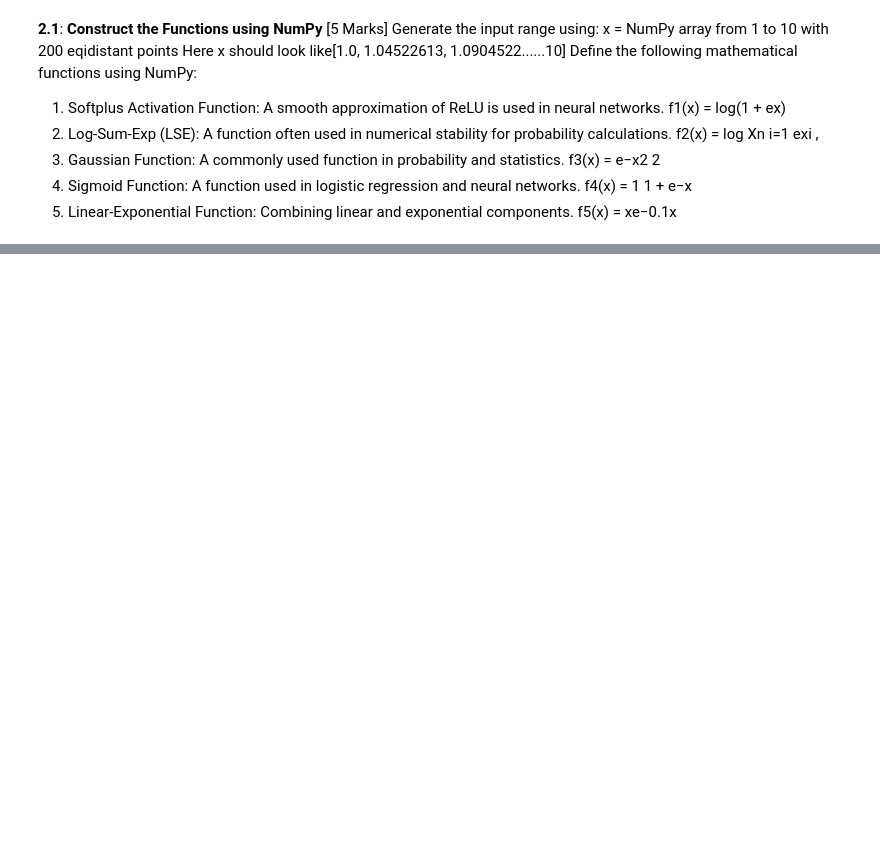
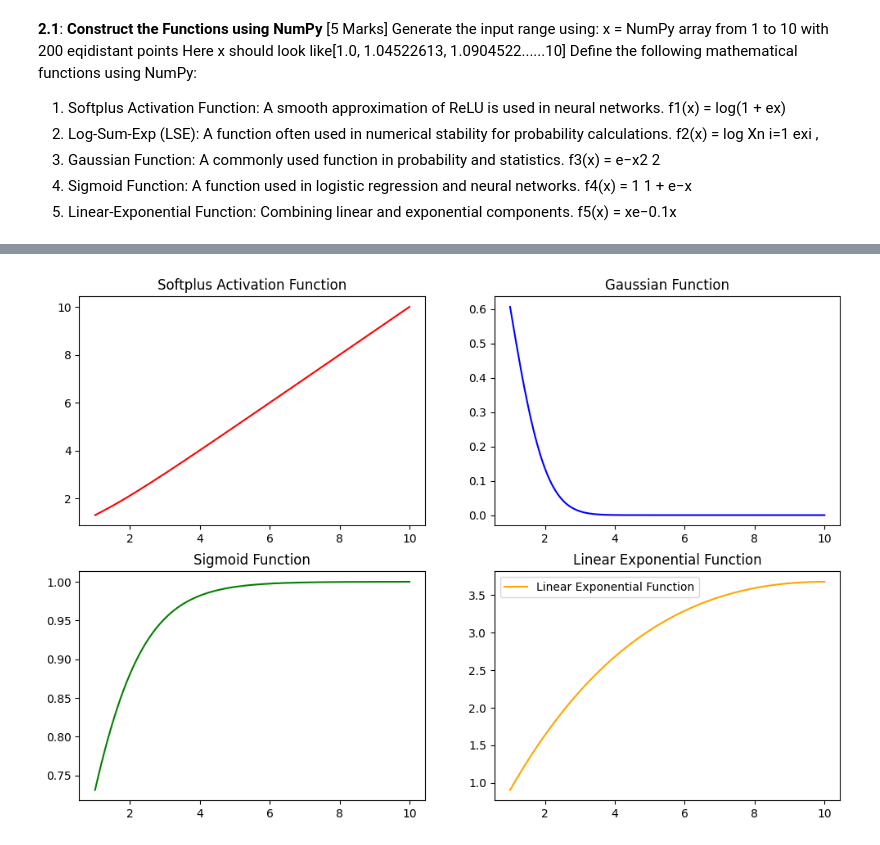
Before and after one commit to mridul1592/Programming-for-Machine-Learning-and-Data-Science, a Jupyter notebook: Practice_problems_1.ipynb, the cells around one changed output, grey strips where cells are left out. Drawn from its saved outputs; the diff is of its cells as text; code cells hidden in the pictures; blank space fills up the shorter version.

```diff
--- a/Practice_problems_1.ipynb
+++ b/Practice_problems_1.ipynb
@@ -186,3 +187,29 @@ f4(x) =
 1 + e−x
 5. Linear-Exponential Function: Combining linear and exponential components.
 f5(x) = xe−0.1x
+# %%
+import numpy as np
+import math
+x = np.linspace(1, 10, 200)
+
+#1. Softplus Activation Function: A smooth approximation of ReLU is used in neural networks. f1(x) = log(1 + ex)
+f1x = [math.log(1 + math.exp(x1)) for x1 in x]
+print(f"f1x = {f1x}")
+
+# 2. Log-Sum-Exp (LSE): A function often used in numerical stability for probability calculations. f2(x) = log Xn i=1 exi
+
+f2x = math.log(np.sum([math.exp(x2) for x2 in x]))
+print(f"f2x = {f2x}")
+
+# 3. Gaussian Function: A commonly used function in probability and statistics. f3(x) = e**(−x2/2)
+f3x = [math.exp(-x3**2/2) for x3 in x]
+print(f"f3x = {f3x}")
+
+#4. Sigmoid Function: A function used in logistic regression and neural networks. f4(x) = 1 1 + e−x
+f4x = [(1/(1+math.exp(-x4))) for x4 in x]
+print(f"f4x = {f4x}")
+
+#5. Linear-Exponential Function: Combining linear and exponential components. f5(x) = xe−0.1x
+
+f5x = [x5 * math.exp(-x5/10) for x5 in x]
+print(f"f5x = {f5x}")
@@ -188,0 +231,21 @@ f5(x) = xe−0.1x
+# %%
+# 1. print the value of f2(x) and do a bit of research on the significance of this function (optional: not part of the syllabus :-) )
+# 2. Create a single figure with four subplots to visualize f1(x), f3(x), f4(x) and f5(x). Use different colors, line styles, and add appropriate labels.
+fig, ax = plt.subplots(nrows = 2, ncols = 2, figsize = (12, 8))
+ax[0, 0].plot(x, f1x, c='r', label = 'Softplus Activation Function')
+ax[0, 0].set_title('Softplus Activation Function')
+#ax[0, 0].set_xscale("log")
+
+ax[0, 1].plot(x, f3x, c='b', label = 'Gaussian Function')
+ax[0, 1].set_title('Gaussian Function')
+
+ax[1, 0].plot(x, f4x, c='g', label = 'Sigmoid Function')
+ax[1, 0].set_title('Sigmoid Function')
+
+ax[1, 1].plot(x, f5x, color = 'orange', label = 'Linear Exponential Function')
+ax[1, 1].set_title('Linear Exponential Function')
+plt.legend()
+
+plt.show()
+# %% [output]
+[figure, added]
```
Also changed, not shown: parts of 26 cells of this notebook.
